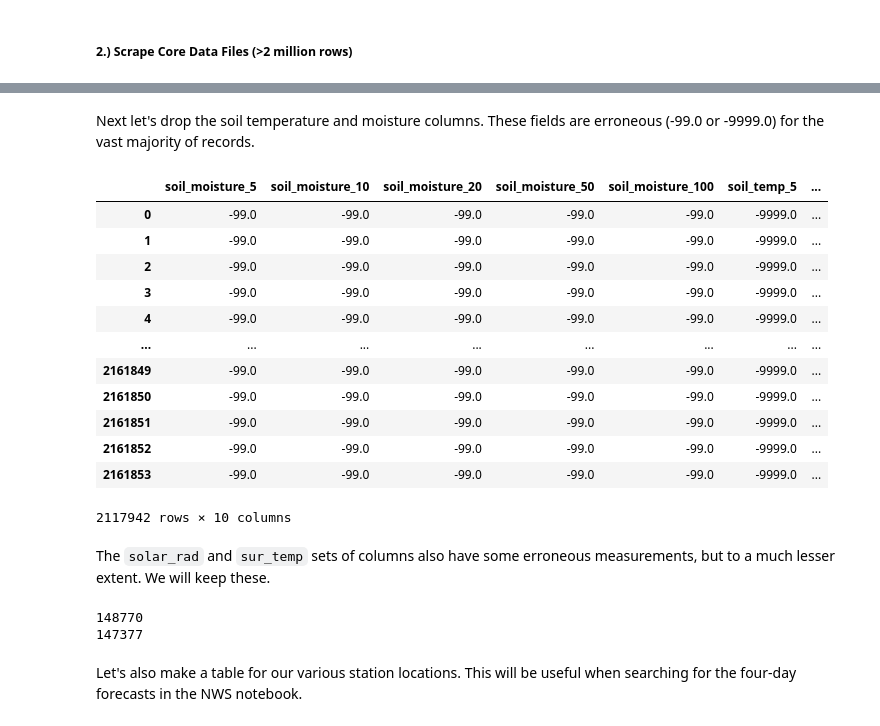
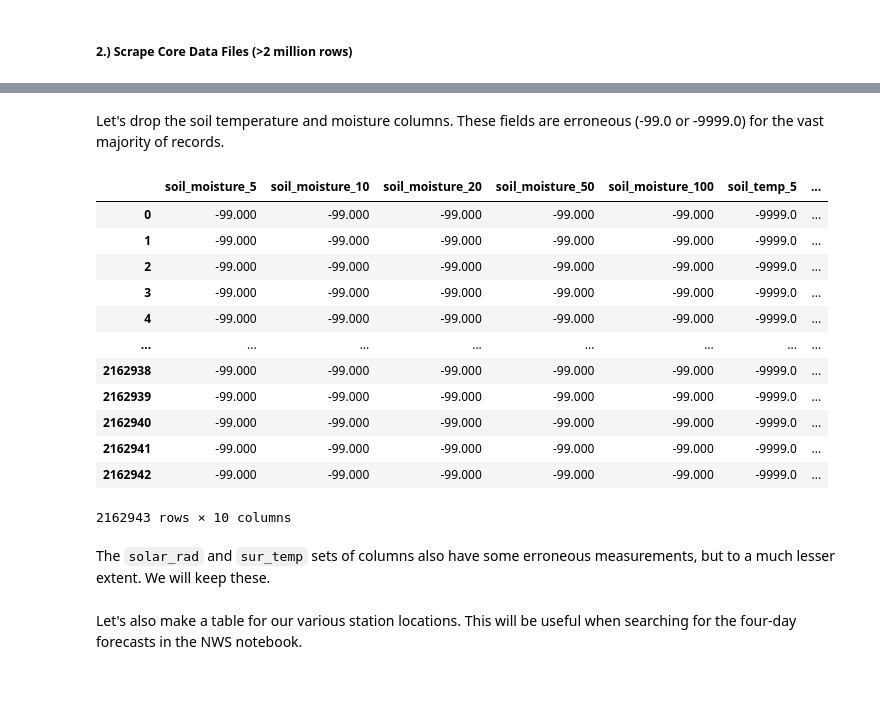
Before and after one commit to Reed-Carter/team-week3, a Jupyter notebook: alex-work/uscrn_scrape.ipynb, the cells around one changed output, grey strips where cells are left out. Drawn from its saved outputs; the diff is of its cells as text; code cells hidden in the pictures; blank space fills up the shorter version.

```diff
--- a/alex-work/uscrn_scrape.ipynb
+++ b/alex-work/uscrn_scrape.ipynb
@@ -73,6 +73,9 @@ for year_link in year_links:
   if file_links:
     new_file_urls = [year_url + link.getText() for link in file_links]
     file_urls.extend(new_file_urls)
+# %%
+with open("file_urls.txt", "r") as file:
+  file_urls = [s.strip() for s in file.readlines()]
 # %%
 rows = []
 regex = r"([St.]*[A-Z][a-z]+_*[A-Za-z]*).*.txt"
@@ -83,9 +86,9 @@ for url in file_urls:
   # Get results
   response = requests.get(url)
   soup = BeautifulSoup(response.content,'html.parser')
-  soup_lines = [station_location + " " + line for line in str(soup).split("\n")] # <-- Before modification (see explanation below)
-  # soup_lines = [station_location + " " + line for line in str(soup).strip().split("\n")] # <-- Correct code
+  soup_lines = [station_location + " " + line for line in str(soup).strip().split("\n")]
+  #   soup_lines = [station_location + " " + line for line in str(soup).split("\n")] <-- Old Code
   new_rows = [re.split('\s+', row) for row in soup_lines]
   rows.extend(new_rows)
 # %%
-df = pd.DataFrame(rows)
+df = pd.DataFrame(rows, columns=columns)
@@ -143,36 +116,26 @@ Since it took almost 20 minutes to successfully download all 2 million+ rows of
-# %%
-df.dropna(thresh=2, inplace=True) # station_location is not NaN in those rows.
 # %% [markdown]
-Next let's drop the soil temperature and moisture columns. These fields are erroneous (-99.0 or -9999.0) for the vast majority of records.
+Let's drop the soil temperature and moisture columns. These fields are erroneous (-99.0 or -9999.0) for the vast majority of records.
 # %%
 soil_columns = df.filter(regex="soil")
 soil_columns[soil_columns.isin([-99.0, -9999.0]).any(axis=1)]
+soil_columns
 # %% [output]
 |  | soil_moisture_5 | soil_moisture_10 | soil_moisture_20 | soil_moisture_50 | soil_moisture_100 | soil_temp_5 | ... |
-| 0 | -99.0 | -99.0 | -99.0 | -99.0 | -99.0 | -9999.0 | ... |
-| 1 | -99.0 | -99.0 | -99.0 | -99.0 | -99.0 | -9999.0 | ... |
-| 2 | -99.0 | -99.0 | -99.0 | -99.0 | -99.0 | -9999.0 | ... |
-| 3 | -99.0 | -99.0 | -99.0 | -99.0 | -99.0 | -9999.0 | ... |
-| 4 | -99.0 | -99.0 | -99.0 | -99.0 | -99.0 | -9999.0 | ... |
+| 0 | -99.000 | -99.000 | -99.000 | -99.000 | -99.000 | -9999.0 | ... |
+| 1 | -99.000 | -99.000 | -99.000 | -99.000 | -99.000 | -9999.0 | ... |
+| 2 | -99.000 | -99.000 | -99.000 | -99.000 | -99.000 | -9999.0 | ... |
+| 3 | -99.000 | -99.000 | -99.000 | -99.000 | -99.000 | -9999.0 | ... |
+| 4 | -99.000 | -99.000 | -99.000 | -99.000 | -99.000 | -9999.0 | ... |
 | ... | ... | ... | ... | ... | ... | ... | ... |
-| 2161849 | -99.0 | -99.0 | -99.0 | -99.0 | -99.0 | -9999.0 | ... |
-| 2161850 | -99.0 | -99.0 | -99.0 | -99.0 | -99.0 | -9999.0 | ... |
-| 2161851 | -99.0 | -99.0 | -99.0 | -99.0 | -99.0 | -9999.0 | ... |
-| 2161852 | -99.0 | -99.0 | -99.0 | -99.0 | -99.0 | -9999.0 | ... |
-| 2161853 | -99.0 | -99.0 | -99.0 | -99.0 | -99.0 | -9999.0 | ... |
+| 2162938 | -99.000 | -99.000 | -99.000 | -99.000 | -99.000 | -9999.0 | ... |
+| 2162939 | -99.000 | -99.000 | -99.000 | -99.000 | -99.000 | -9999.0 | ... |
+| 2162940 | -99.000 | -99.000 | -99.000 | -99.000 | -99.000 | -9999.0 | ... |
+| 2162941 | -99.000 | -99.000 | -99.000 | -99.000 | -99.000 | -9999.0 | ... |
+| 2162942 | -99.000 | -99.000 | -99.000 | -99.000 | -99.000 | -9999.0 | ... |
-2117942 rows × 10 columns
+2162943 rows × 10 columns
 # %%
 df = df.filter(regex="^((?!soil).)*$")
 # %% [markdown]
 The `solar_rad` and `sur_temp` sets of columns also have some erroneous measurements, but to a much lesser extent. We will keep these.
-# %%
-st_cols = df.filter(regex="sur_temp")
-print(len(st_cols[st_cols.iloc[:,1:].le(-99).any(axis=1)]))
-
-solar_cols = df.filter(regex="solar")
-print(len(solar_cols[solar_cols.le(-1).any(axis=1)]))
-# %% [output]
-148770
-147377
 # %%
 # Saving dataframe
```
Also changed, not shown: parts of 10 cells of this notebook.
